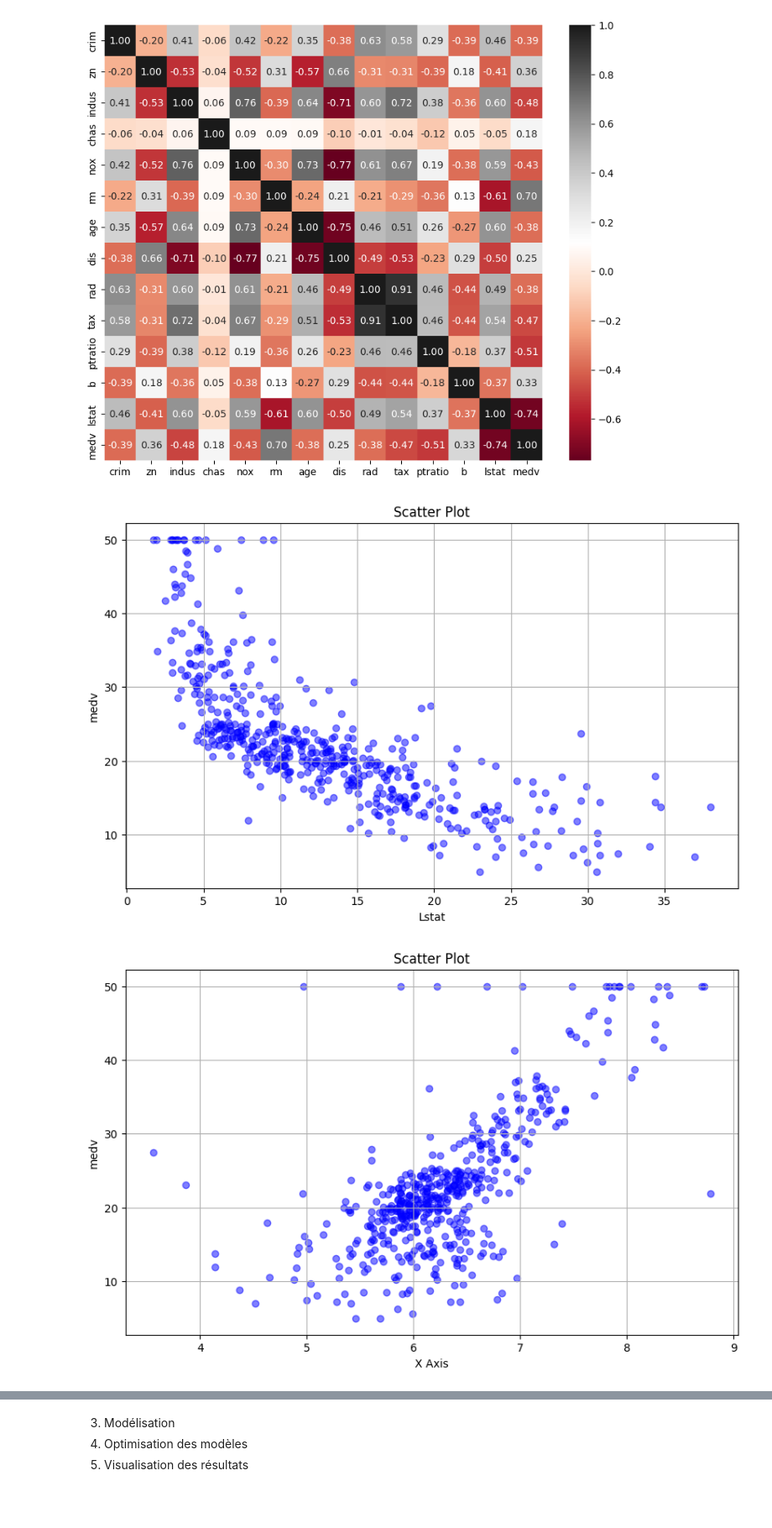
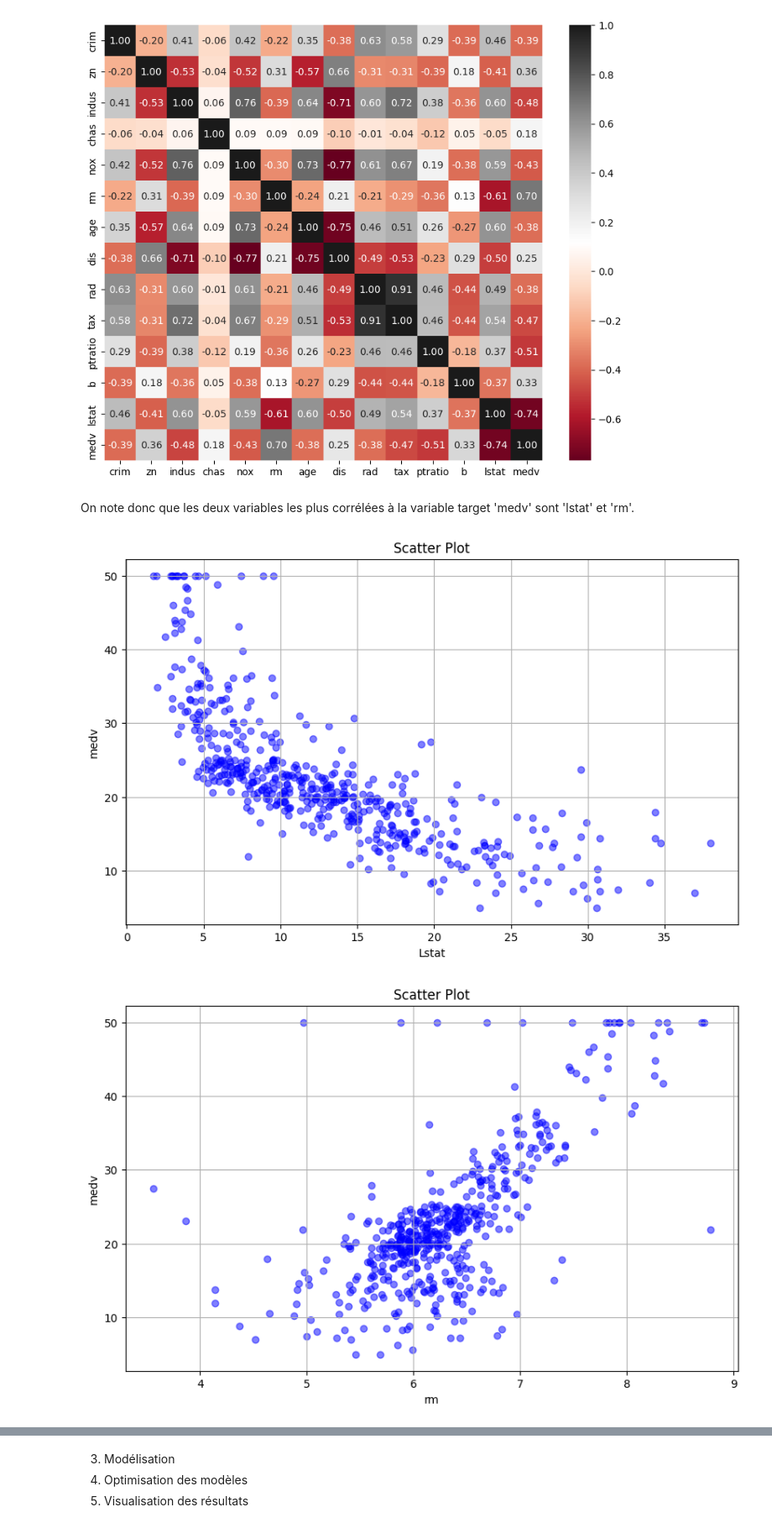
Before and after one commit to RCATENACCI/projetpythonds, a Jupyter notebook: Data-collecting.ipynb, the cells around one changed output, grey strips where cells are left out. Shown at 84% size. Cells and saved outputs as stored; diff of their text form; code cells hidden in the pictures; blank space fills up the shorter version.

```diff
--- a/Data-collecting.ipynb
+++ b/Data-collecting.ipynb
@@ -93,42 +121,35 @@ sns.heatmap(correlation_matrix, annot=True, fmt=".2f", cmap='RdGy', cbar=True)
 plt.show()
 # %% [output]
 [figure]
+# %% [markdown]
+On note donc que les deux variables les plus corrélées à la variable target 'medv' sont 'lstat' et 'rm'.
 # %%
-#pnuages de points entre la variable target et les variables de prédiction
+#nuages de points entre la variable target medv  et les variables de prédiction les plus pertinentes
 
 def plot_scatter(data, x_var, y_var, title='Scatter Plot', xlabel='X Axis', ylabel='Y Axis', color='blue', alpha=0.5):
     """
     Génère un nuage de points des variables spécifiées dans un DataFrame.
 
-    Paramètres:
-    - data : DataFrame de Pandas contenant les données.
-    - x_var : str, nom de la colonne pour l'axe des abscisses.
-    - y_var : str, nom de la colonne pour l'axe des ordonnées.
-    - title : str, le titre du graphique.
-    - xlabel : str, le label de l'axe des abscisses.
-    - ylabel : str, le label de l'axe des ordonnées.
-    - color : str, couleur des points dans le graphique.
-    - alpha : float, transparence des points dans le graphique.
     """
     plt.figure(figsize=(10, 6))  # Taille du graphique
     plt.scatter(data[x_var], data[y_var], color=color, alpha=alpha)  # Création du scatter plot
     plt.title(title)  # Ajout du titre
     plt.xlabel(xlabel)  # Label de l'axe des abscisses
     plt.ylabel(ylabel)  # Label de l'axe des ordonnées
     plt.grid(True)  # Ajout d'une grille
     plt.show()  # Affichage du graphique
 
 
 plot_scatter(data,'lstat','medv',ylabel='medv',xlabel='Lstat')
-plot_scatter(data,'rm','medv',ylabel='medv')
-plot_scatter(data,'crim','medv',ylabel='medv')
-plot_scatter(data,'indus','medv',ylabel='medv')
-plot_scatter(data,'age','medv',ylabel='medv')
-plot_scatter(data,'ptratio','medv',ylabel='medv')
-plot_scatter(data,'tax','medv',ylabel='medv')
-plot_scatter(data,'b','medv',ylabel='medv')
+plot_scatter(data,'rm','medv',ylabel='medv',xlabel='rm')
+plot_scatter(data,'crim','medv',ylabel='medv',xlabel='crim')
+plot_scatter(data,'indus','medv',ylabel='medv',xlabel='indus')
+plot_scatter(data,'age','medv',ylabel='medv',xlabel='age')
+plot_scatter(data,'ptratio','medv',ylabel='medv',xlabel='ptratio')
+plot_scatter(data,'tax','medv',ylabel='medv',xlabel='tax')
+plot_scatter(data,'b','medv',ylabel='medv',xlabel='b')
 # %% [output]
 [figure]
-[figure, old version]
+[figure, new version]
 [figure]
 [figure]
```
Also changed, not shown: parts of 22 cells of this notebook, 1 other file.
